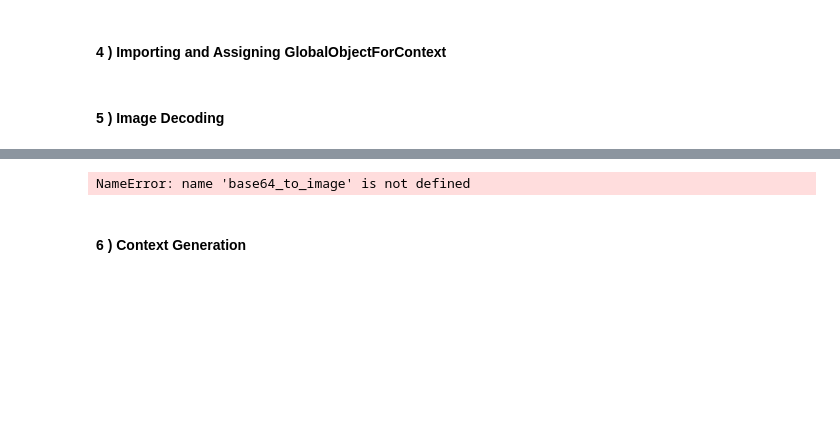
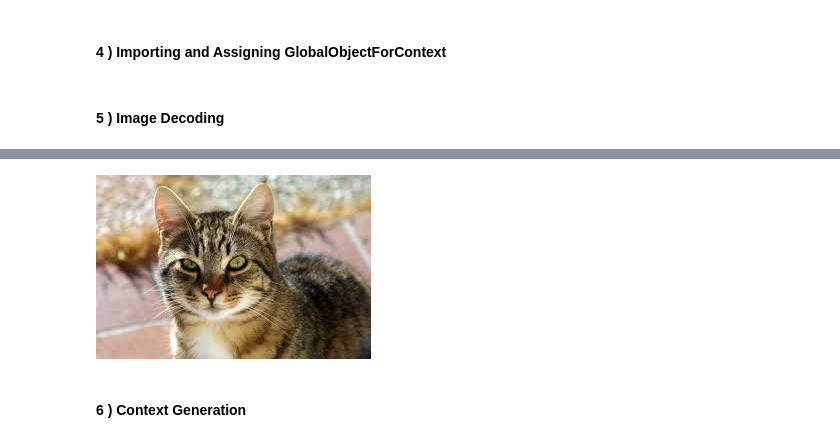
Before and after one commit to Semillero-Prometeo/pmai-model-context, a Jupyter notebook: main.ipynb, the cells around one changed output, grey strips where cells are left out. Saved outputs shown, nothing was run; the diff lists cells and outputs as text; code cells hidden in the pictures; blank space fills up the shorter version.

```diff
--- a/main.ipynb
+++ b/main.ipynb
@@ -45,8 +46,15 @@ ModuleNotFoundError: No module named 'utils'
+# %%
+with open("objetos/cat.txt", "r", encoding="utf-8") as f:
+    variablexenbase = f.read().strip()  # strip elimina saltos de línea extra
+# %%
+def base64_to_image(base64_string: str) -> Image.Image:
+    image_bytes = b64decode(base64_string)
+    return Image.open(BytesIO(image_bytes)).convert("RGB")
 # %%
 pil_image = base64_to_image(variablexenbase)
-pil_image.show()
+pil_image
 # %% [output]
-NameError: name 'base64_to_image' is not defined
+[figure, added]
 # %% [markdown]
 #### 6 ) **Context Generation**
 # %%
```
Also changed, not shown: parts of 10 cells of this notebook, 4 other files.
